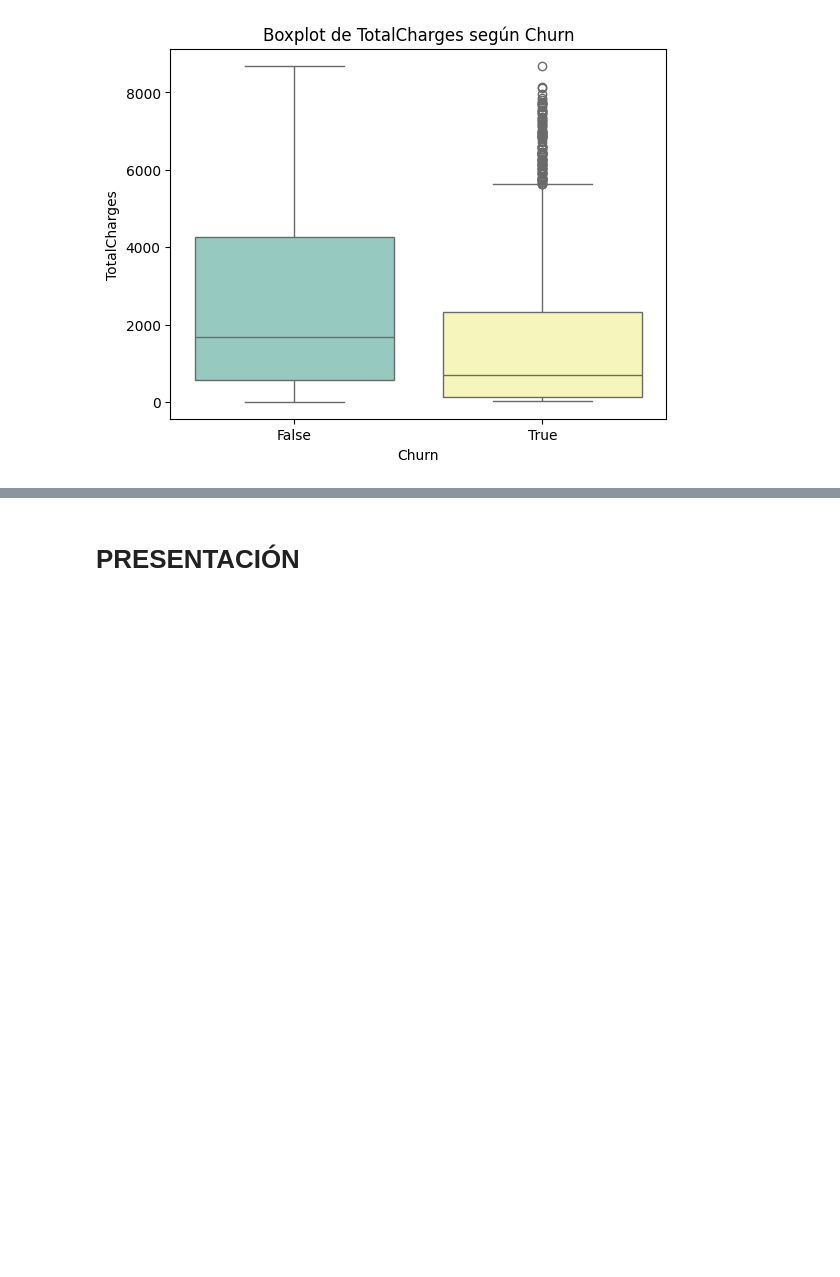
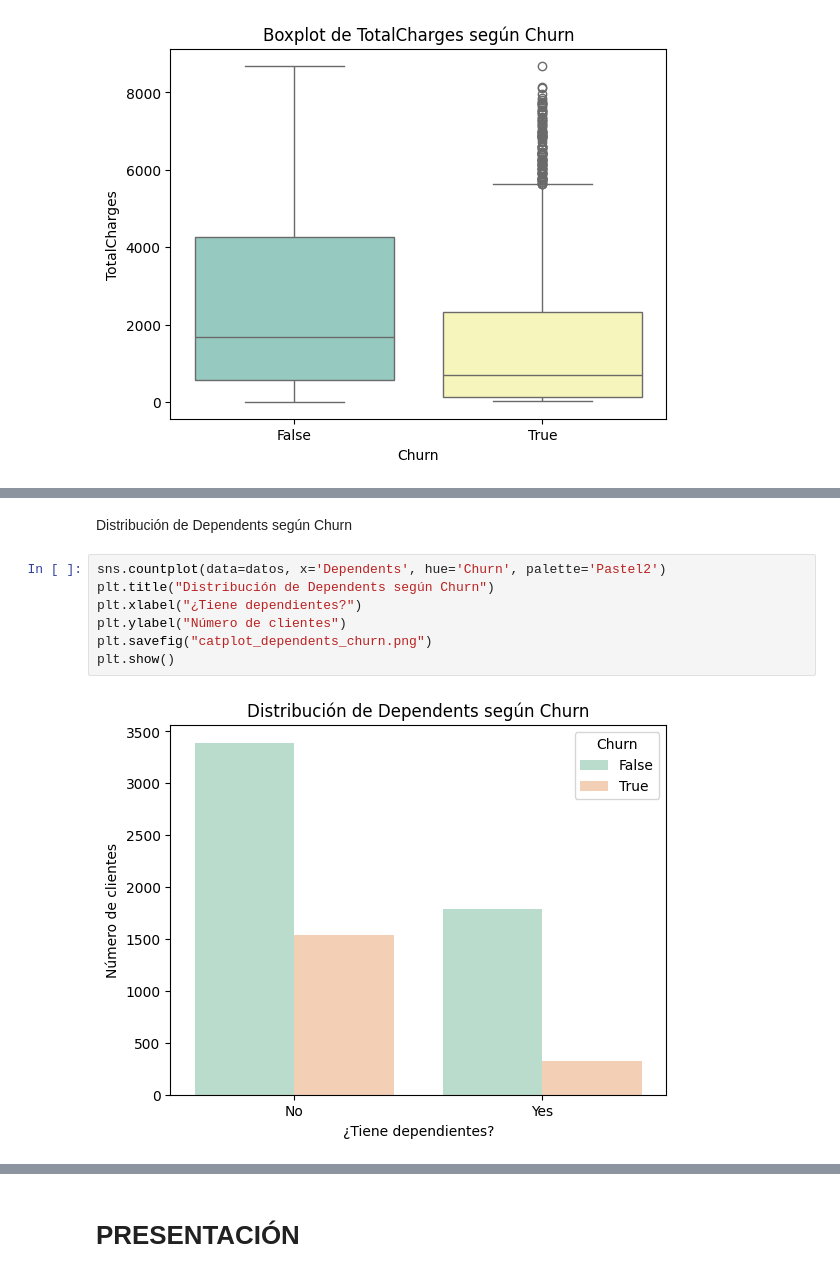
Before and after one commit to mauloredo/Challenge_Telecom_X2, a Jupyter notebook: x2.ipynb, the cells around one changed output, grey strips where cells are left out. Cells and saved outputs as stored; diff of their text form; blank space fills up the shorter version.

```diff
--- a/x2.ipynb
+++ b/x2.ipynb
@@ -491,0 +581,11 @@ Recap Variables Numéricas:
+# %% [markdown]
+Distribución de Dependents según Churn
+# %%
+sns.countplot(data=datos, x='Dependents', hue='Churn', palette='Pastel2')
+plt.title("Distribución de Dependents según Churn")
+plt.xlabel("¿Tiene dependientes?")
+plt.ylabel("Número de clientes")
+plt.savefig("catplot_dependents_churn.png")
+plt.show()
+# %% [output]
+[figure, added]
```
Also changed, not shown: parts of 54 cells of this notebook.
